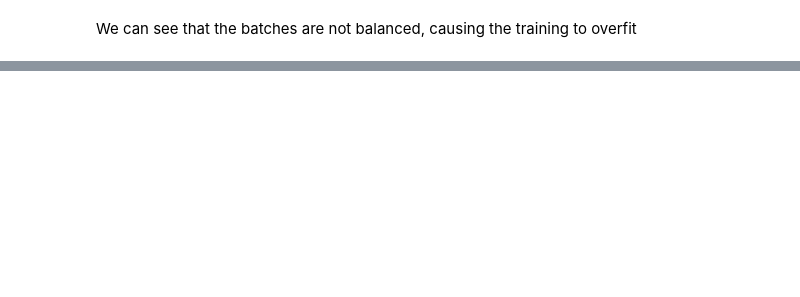
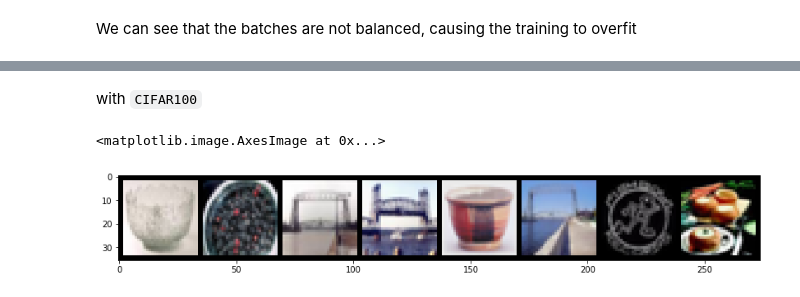
Before and after one commit to syadegari/pytorch_exercises, a Jupyter notebook: Samplers.ipynb, the cells around one changed output, grey strips where cells are left out. Drawn from its saved outputs; the diff is of its cells as text; code cells hidden in the pictures; blank space fills up the shorter version.

```diff
--- a/Samplers.ipynb
+++ b/Samplers.ipynb
@@ -140,0 +178,29 @@ plt.plot(ys_sum, '-o')
+# %% [markdown]
+with `CIFAR100`
+# %%
+idx = torch.tensor(CIFAR100_train.targets) == 10
+idx += torch.tensor(CIFAR100_train.targets) == 12
+dset_train = torch.utils.data.dataset.Subset(CIFAR100_train, np.where(idx==1)[0])
+
+idx = torch.tensor(CIFAR100_test.targets) == 10
+idx += torch.tensor(CIFAR100_test.targets) == 12
+dset_test = torch.utils.data.dataset.Subset(CIFAR100_test, np.where(idx==1)[0])
+# %%
+factor = 0.8
+trainset_length = len(dset_train)
+
+idx_train = torch.arange(int(factor * trainset_length))
+idx_validation = torch.arange(int(factor * trainset_length), trainset_length)
+
+dl_train = DataLoader(dset_train, batch_size=8, sampler=SubsetRandomSampler(idx_train))
+dl_validation = DataLoader(dset_train, batch_size=8, sampler=SubsetRandomSampler(idx_validation))
+dl_test = DataLoader(dset_test, batch_size=8, shuffle=True)
+# %%
+img_train, _ = next(iter(dl_train))
+img_test, _ = next(iter(dl_test))
+# %%
+fig, ax = plt.subplots(figsize=(14, 3))
+plt.imshow(torchvision.utils.make_grid(img_train).transpose(0, 2).transpose(0, 1))
+# %% [output]
+<matplotlib.image.AxesImage at 0x...>
+[figure, added]
```
Also changed, not shown: parts of 17 cells of this notebook.
